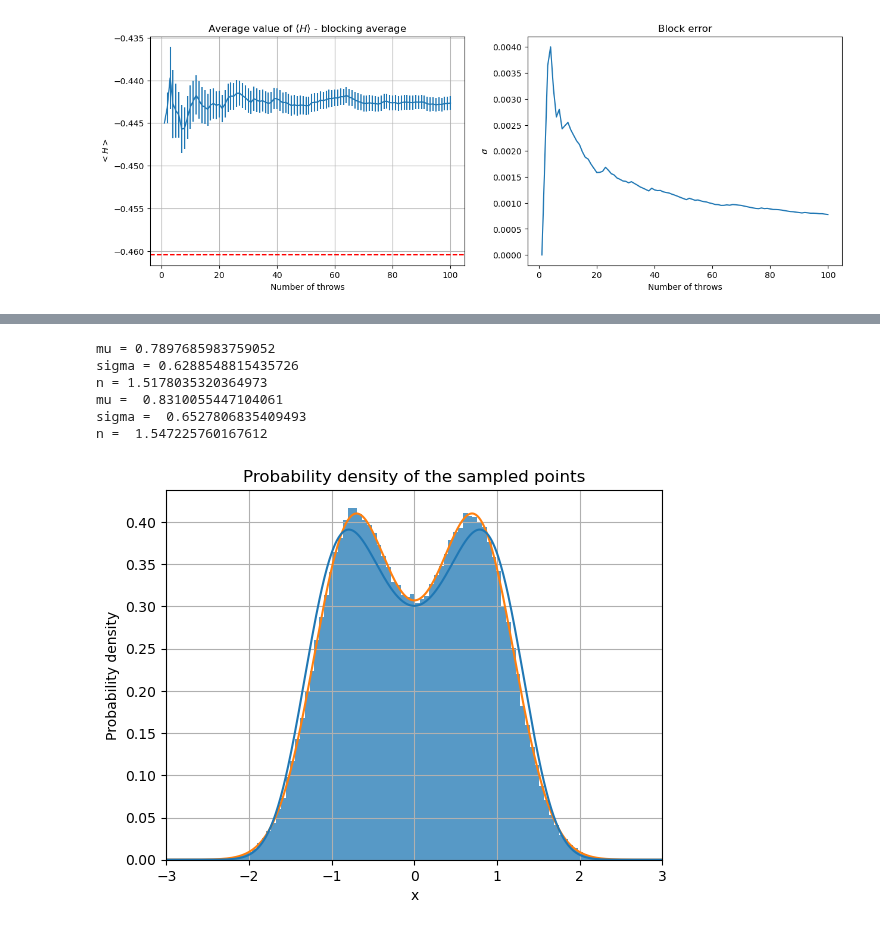
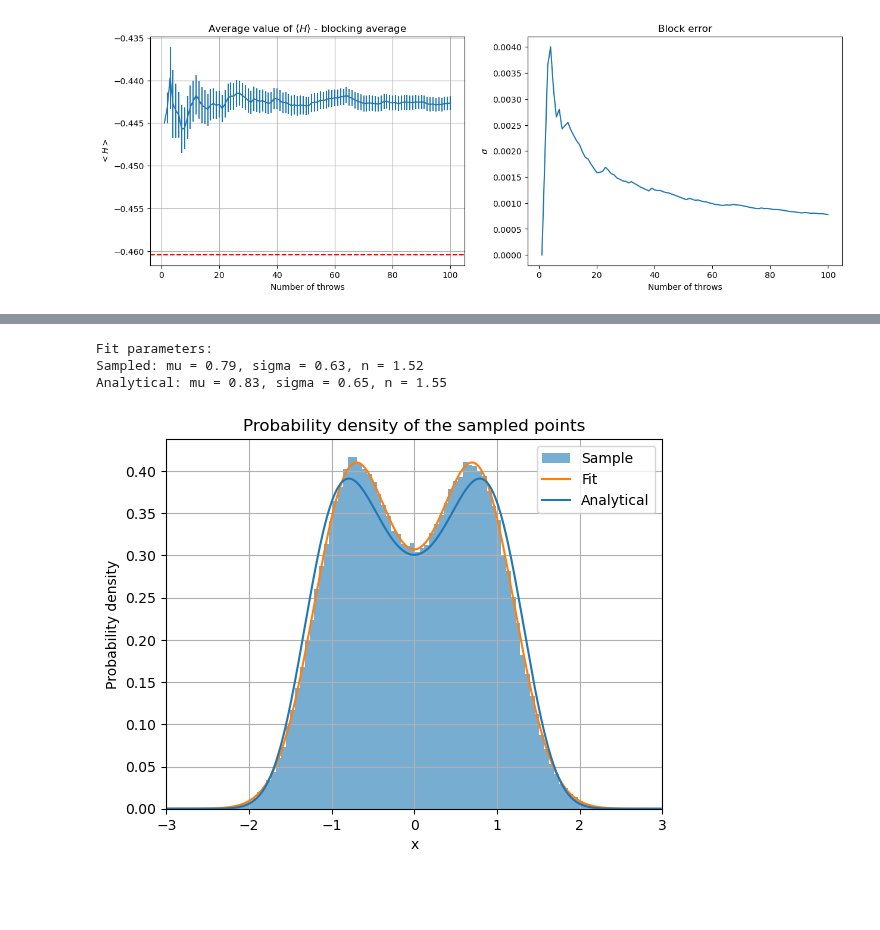
Before and after one commit to stevelonny/labsimnum, a Jupyter notebook: notebooks/exercise_08.ipynb, the cells around one changed output, grey strips where cells are left out. Drawn from its saved outputs; the diff is of its cells as text; code cells hidden in the pictures; blank space fills up the shorter version.

```diff
--- a/notebooks/exercise_08.ipynb
+++ b/notebooks/exercise_08.ipynb
@@ -81,45 +86,38 @@ plt.show()
 # %%
 coord = np.loadtxt("../data/ex08_coord.dat", unpack=True)
 
-hist = plt.hist(coord, bins=100, density=True, alpha=0.75, color=colors[0])
+hist = plt.hist(coord, bins=100, density=True, alpha=0.60, color=colors[0], label="Sample")
 plt.title("Probability density of the sampled points")
 plt.xlabel("x")
 plt.ylabel("Probability density")
 plt.grid(True)
 
 def f(x, mu, sigma, nn):
     return (1/(nn*np.sqrt(np.pi)))*(np.exp(-(x-mu)**2/(2*sigma**2))+np.exp(-(x+mu)**2/(2*sigma**2)))**2
 
 popt1, pcov1 = curve_fit(f, hist[1][:-1], hist[0])
 
-print("mu =", popt1[0])
-print("sigma =", popt1[1])
-print("n =", popt1[2])
+print("Fit parameters:")
+print("Sampled: mu = {:.2f}, sigma = {:.2f}, n = {:.2f}".format(popt1[0], popt1[1], popt1[2]))
 
 popt, pcov = curve_fit(f, x, (psi[0])**2)
 
-print("mu = ", popt[0]
-      , "\nsigma = ", popt[1]
-    , "\nn = ", popt[2]
-    )
+print("Analytical: mu = {:.2f}, sigma = {:.2f}, n = {:.2f}".format(popt[0], popt[1], popt[2]))
 
 y = f(x, *popt1)
 
 # plt.plot(x, f(x, *popt), color=colors[1])
 
-plt.plot(x, y, color=colors[1])
+plt.plot(x, y, color=colors[1], label="Fit")
 
 # Plot a few things
-plt.plot(x,(psi[0])**2)
+plt.plot(x,(psi[0])**2, label="Analytical")
 plt.grid(True)
 plt.xlim((-3,3))
-
+plt.legend()
 plt.show()
 # %% [output]
-mu = 0.7897685983759052
-sigma = 0.6288548815435726
-n = 1.5178035320364973
-mu =  0.8310055447104061
-sigma =  0.6527806835409493
-n =  1.547225760167612
+Fit parameters:
+Sampled: mu = 0.79, sigma = 0.63, n = 1.52
+Analytical: mu = 0.83, sigma = 0.65, n = 1.55
-[figure, old version]
+[figure, new version]
```
Also changed, not shown: parts of 3 cells of this notebook, 6 other files.
